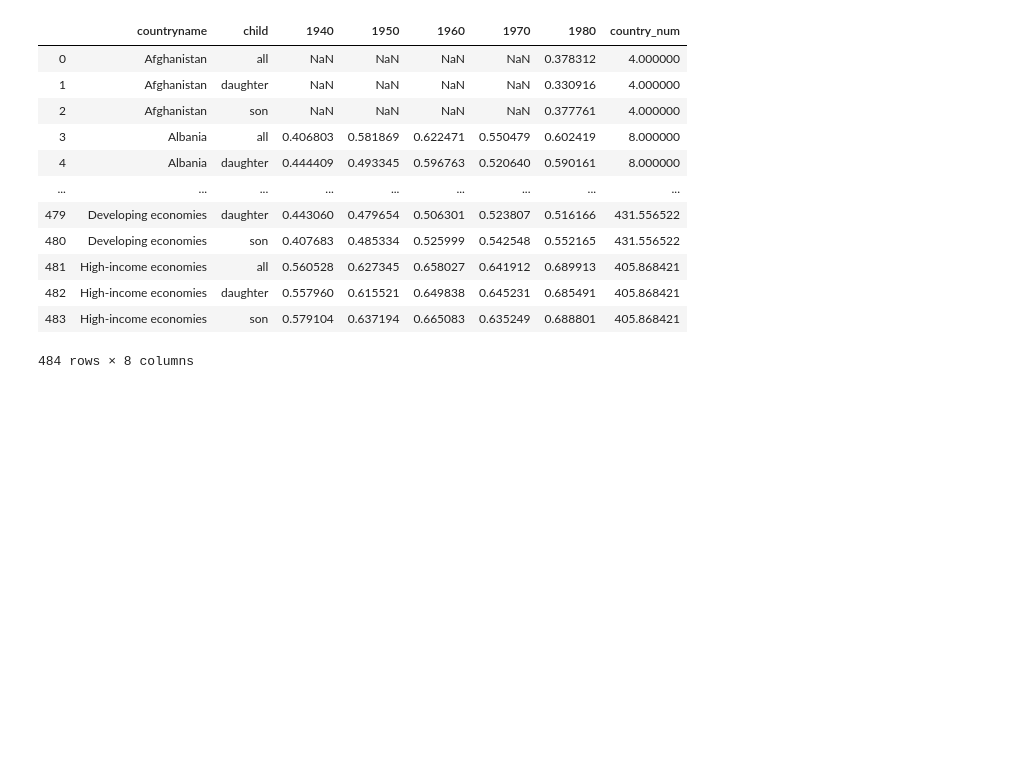
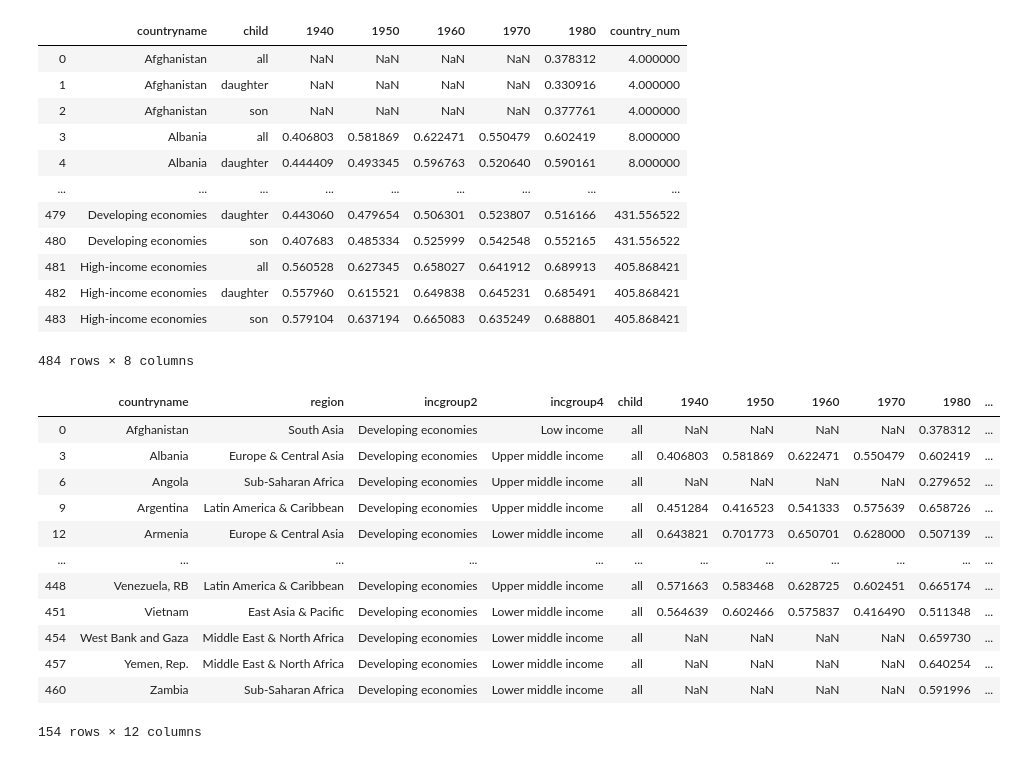
Before and after one commit to UBC-MDS/DSCI_532_L02_Group212_SocialMobilityProject, a Jupyter notebook: src/wrangling.ipynb, the cells around one changed output. Drawn from its saved outputs; the diff is of its cells as text; code cells hidden in the pictures; blank space fills up the shorter version.

```diff
--- a/src/wrangling.ipynb
+++ b/src/wrangling.ipynb
@@ -272,6 +278,37 @@ ed_mob_compare_data
 ed_mob_compare_data = pd.melt(ed_mob_compare_data, id_vars=['countryname', 'child', 'country_num'],
                                                value_vars=['1940', '1950', '1960', '1970', '1980'],
                                                var_name='year', value_name='EMI')
+# %%
+# round to 3 decimal places for tooltip
+ed_mob_compare_data = ed_mob_compare_data.round({'EMI':3})
+ed_mob_wide_all_NaN = ed_mob_wide_all_NaN.round({'1940':3,
+                                                 '1950':3,
+                                                 '1960':3,
+                                                 '1970':3,
+                                                 '1980':3})
 # %%
 ed_mob_compare_data.to_csv('../data/clean_comparison_chart_data.csv')
 ed_mob_wide_all_NaN.to_csv('../data/clean_map_and_bar_data.csv')
+# %%
+#ed_mob_wide_all_NaN
+ed_mob_wide_all_NaN = ed_mob_wide_all_NaN.loc[ed_mob_wide_all_NaN['child']=='all']
+#ed_mob_wide_all_NaN['Rank 1940'] = ed_mob_wide_all_NaN['1940'].rank(ascending = 0)
+#ed_mob_wide_all_NaN['Rank 1950'] = ed_mob_wide_all_NaN['1950'].rank(ascending = 0)
+#ed_mob_wide_all_NaN['Rank 1960'] = ed_mob_wide_all_NaN['1960'].rank(ascending = 0)
+#ed_mob_wide_all_NaN['Rank 1970'] = ed_mob_wide_all_NaN['1970'].rank(ascending = 0)
+#ed_mob_wide_all_NaN['Rank 1980'] = ed_mob_wide_all_NaN['1980'].rank(ascending = 0)
+ed_mob_wide_all_NaN
+# %% [output]
+|  | countryname | region | incgroup2 | incgroup4 | child | 1940 | 1950 | 1960 | 1970 | 1980 | ... |
+| 0 | Afghanistan | South Asia | Developing economies | Low income | all | NaN | NaN | NaN | NaN | 0.378312 | ... |
+| 3 | Albania | Europe & Central Asia | Developing economies | Upper middle income | all | 0.406803 | 0.581869 | 0.622471 | 0.550479 | 0.602419 | ... |
+| 6 | Angola | Sub-Saharan Africa | Developing economies | Upper middle income | all | NaN | NaN | NaN | NaN | 0.279652 | ... |
+| 9 | Argentina | Latin America & Caribbean | Developing economies | Upper middle income | all | 0.451284 | 0.416523 | 0.541333 | 0.575639 | 0.658726 | ... |
+| 12 | Armenia | Europe & Central Asia | Developing economies | Lower middle income | all | 0.643821 | 0.701773 | 0.650701 | 0.628000 | 0.507139 | ... |
+| ... | ... | ... | ... | ... | ... | ... | ... | ... | ... | ... | ... |
+| 448 | Venezuela, RB | Latin America & Caribbean | Developing economies | Upper middle income | all | 0.571663 | 0.583468 | 0.628725 | 0.602451 | 0.665174 | ... |
+| 451 | Vietnam | East Asia & Pacific | Developing economies | Lower middle income | all | 0.564639 | 0.602466 | 0.575837 | 0.416490 | 0.511348 | ... |
+| 454 | West Bank and Gaza | Middle East & North Africa | Developing economies | Lower middle income | all | NaN | NaN | NaN | NaN | 0.659730 | ... |
+| 457 | Yemen, Rep. | Middle East & North Africa | Developing economies | Lower middle income | all | NaN | NaN | NaN | NaN | 0.640254 | ... |
+| 460 | Zambia | Sub-Saharan Africa | Developing economies | Lower middle income | all | NaN | NaN | NaN | NaN | 0.591996 | ... |
+154 rows × 12 columns
```
Also changed, not shown: parts of 6 cells of this notebook, 3 other files.
